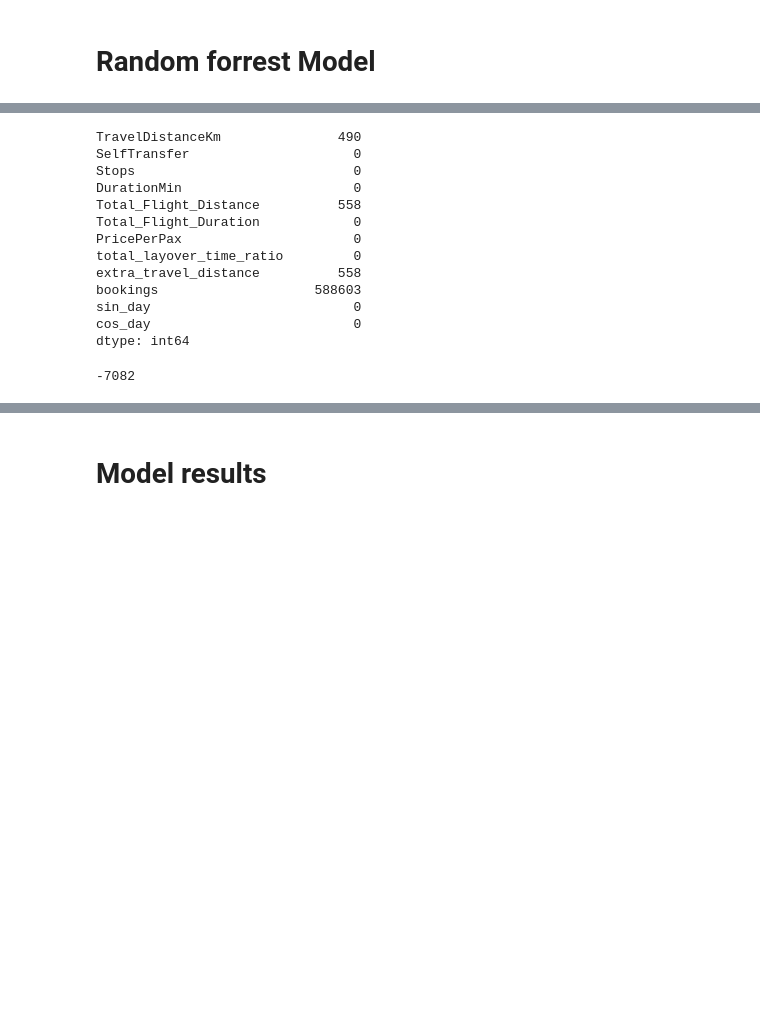
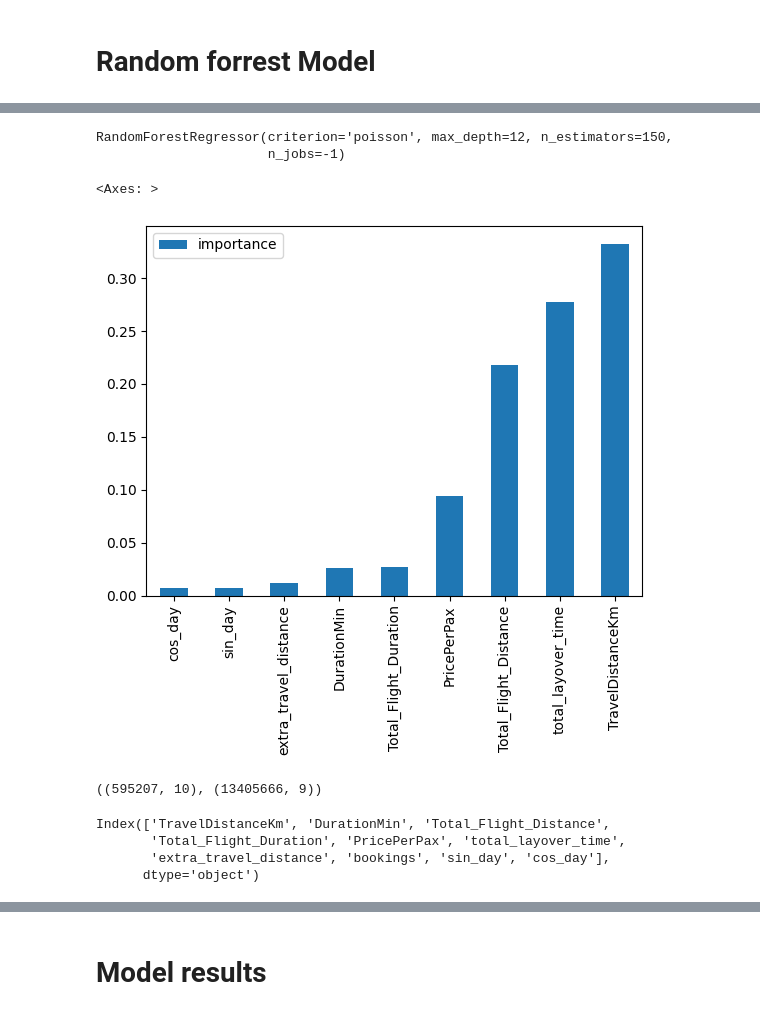
Before and after one commit to LaGenace/OptiFlyAi, a Jupyter notebook: Notebooks/ant_model_iterations.ipynb, the cells around one changed output, grey strips where cells are left out. Saved outputs shown, nothing was run; the diff lists cells and outputs as text; code cells hidden in the pictures; blank space fills up the shorter version.

```diff
--- a/Notebooks/ant_model_iterations.ipynb
+++ b/Notebooks/ant_model_iterations.ipynb
@@ -66,3 +238,3 @@ processed_data.hist(figsize=(20, 10));
 # %%
-clean_processed_data = processed_data.dropna(subset=['Score_Z_score_0_50'])
+clean_processed_data = processed_data.dropna(subset=['lod_od_by_itredirect'])
 # %%
@@ -300,28 +447,35 @@ def evaluate_model(data, model):
                }
 
     return metrics
-# %%
-processed_dohop.isna().sum()
-# %% [output]
-TravelDistanceKm               490
-SelfTransfer                     0
-Stops                            0
-DurationMin                      0
-Total_Flight_Distance          558
-Total_Flight_Duration            0
-PricePerPax                      0
-total_layover_time_ratio         0
-extra_travel_distance          558
-bookings                    588603
-sin_day                          0
-cos_day                          0
-dtype: int64
+# %%
+forrest = RandomForestRegressor(n_estimators=150, criterion="poisson", max_depth=12, n_jobs=-1)
+forrest.fit(clean_processed_data.drop('lod_od_by_itredirect', axis=1), clean_processed_data['lod_od_by_itredirect'])
+# %% [output]
+RandomForestRegressor(criterion='poisson', max_depth=12, n_estimators=150,
+                      n_jobs=-1)
+# %%
+feats = clean_processed_data.drop('lod_od_by_itredirect', axis=1).columns.to_list()
+# %%
+df = pd.DataFrame(index=feats)
+df['importance'] = forrest.feature_importances_
+# %%
+df.sort_values('importance').plot(kind='bar')
+# %% [output]
+<Axes: >
+[figure, added]
 # %%
 dohop_dropped_na = processed_dohop.dropna(subset=['TravelDistanceKm', 'Total_Flight_Distance'])
-# %%
-dohop_dropped_na['bookings'].isna().sum() - dohop_dropped_na.shape[0]
-# %% [output]
--7082
+# %%
+dohop_dropped_na.shape, clean_processed_data.drop('lod_od_by_itredirect', axis=1).shape
+# %% [output]
+((595207, 10), (13405666, 9))
+# %%
+dohop_dropped_na.columns
+# %% [output]
+Index(['TravelDistanceKm', 'DurationMin', 'Total_Flight_Distance',
+       'Total_Flight_Duration', 'PricePerPax', 'total_layover_time',
+       'extra_travel_distance', 'bookings', 'sin_day', 'cos_day'],
+      dtype='object')
 # %%
 evaluate_model(dohop_dropped_na, forrest)
 # %% [output]
```
Also changed, not shown: parts of 35 cells of this notebook, 1 other file.
